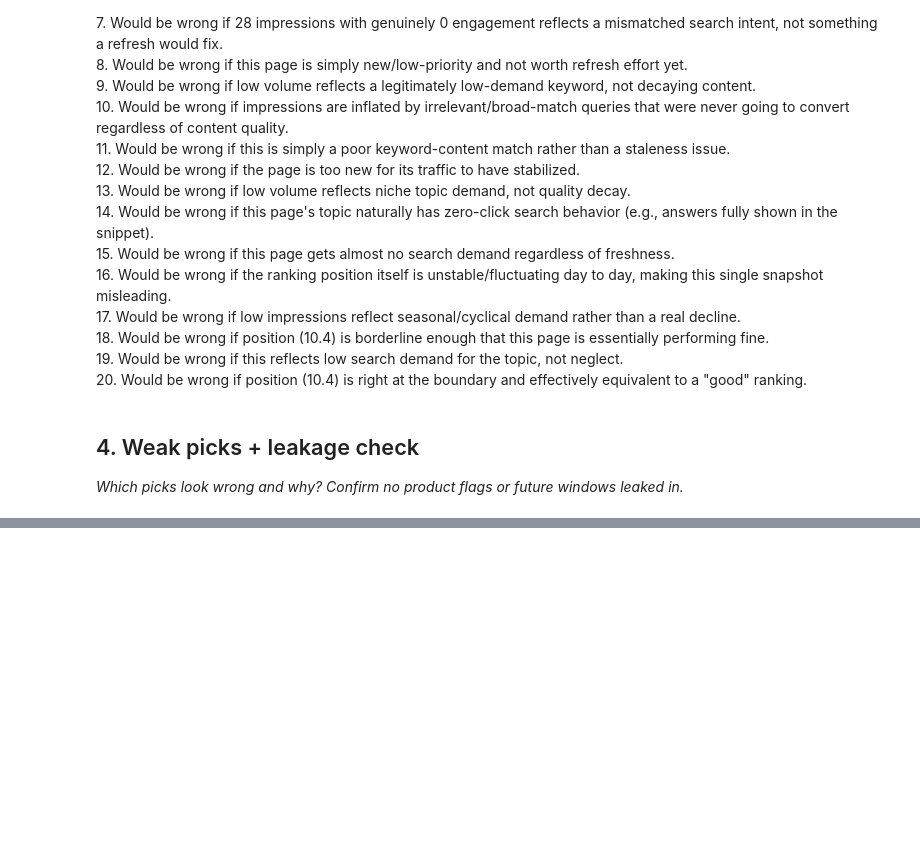
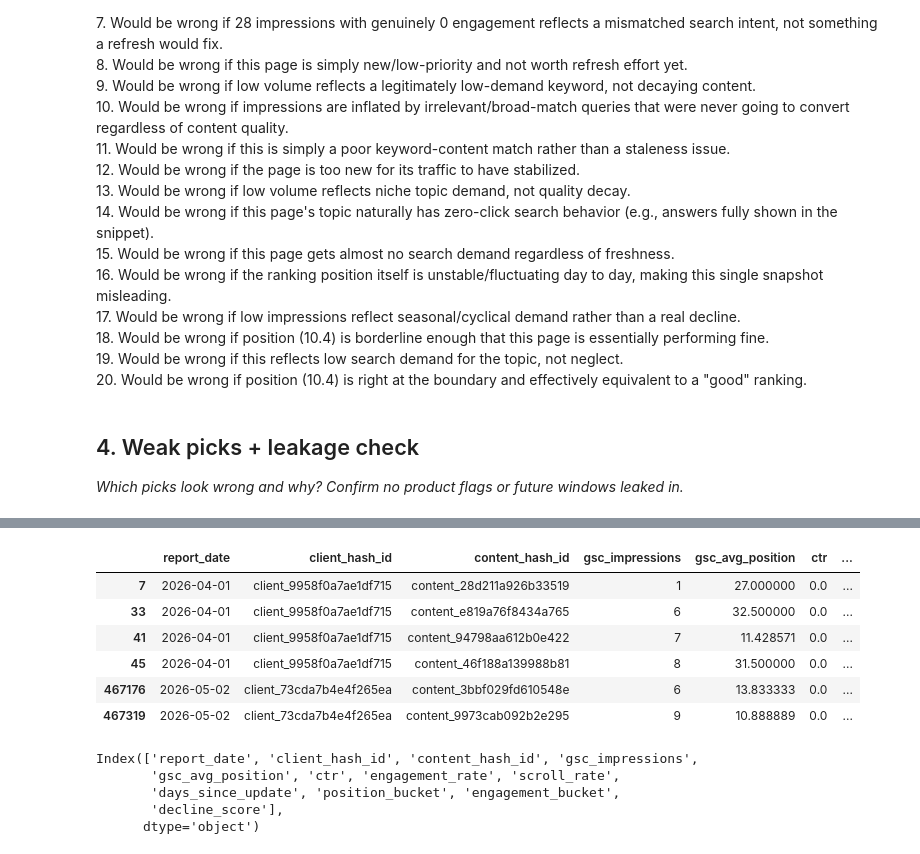
Before and after one commit to MuhammadFaizan0023/FlyRank_ML_internship_repo, a Jupyter notebook: work/notebooks/w04_baseline_score.ipynb, the cells around one changed output, grey strips where cells are left out. Drawn from its saved outputs; the diff is of its cells as text; code cells hidden in the pictures; blank space fills up the shorter version.

```diff
--- a/work/notebooks/w04_baseline_score.ipynb
+++ b/work/notebooks/w04_baseline_score.ipynb
@@ -425,4 +430,4 @@ All signals weak for all 20 rows</h2>
 # %%
 # This cell is for CODE (numbers, a query, a check).
 # Write your text answer in the cell ABOVE this one — typing sentences here breaks Run All.
-ranked_queue["gsc_impressions"].describe()
+weak_picks = ranked_queue[:20].copy()
@@ -502,0 +434,10 @@ Name: content_updated_date, dtype: object
+# %%
+weak_picks[weak_picks['gsc_impressions'] < 10]
+# %% [output]
+|  | report_date | client_hash_id | content_hash_id | gsc_impressions | gsc_avg_position | ctr | ... |
+| 7 | 2026-04-01 | client_9958f0a7ae1df715 | content_28d211a926b33519 | 1 | 27.000000 | 0.0 | ... |
+| 33 | 2026-04-01 | client_9958f0a7ae1df715 | content_e819a76f8434a765 | 6 | 32.500000 | 0.0 | ... |
+| 41 | 2026-04-01 | client_9958f0a7ae1df715 | content_94798aa612b0e422 | 7 | 11.428571 | 0.0 | ... |
+| 45 | 2026-04-01 | client_9958f0a7ae1df715 | content_46f188a139988b81 | 8 | 31.500000 | 0.0 | ... |
+| 467176 | 2026-05-02 | client_73cda7b4e4f265ea | content_3bbf029fd610548e | 6 | 13.833333 | 0.0 | ... |
+| 467319 | 2026-05-02 | client_73cda7b4e4f265ea | content_9973cab092b2e295 | 9 | 10.888889 | 0.0 | ... |
@@ -502,0 +446,8 @@ Name: content_updated_date, dtype: object
+# %%
+no_flags_columns.columns
+# %% [output]
+Index(['report_date', 'client_hash_id', 'content_hash_id', 'gsc_impressions',
+       'gsc_avg_position', 'ctr', 'engagement_rate', 'scroll_rate',
+       'days_since_update', 'position_bucket', 'engagement_bucket',
+       'decline_score'],
+      dtype='object')
```
Also changed, not shown: parts of 12 cells of this notebook.
